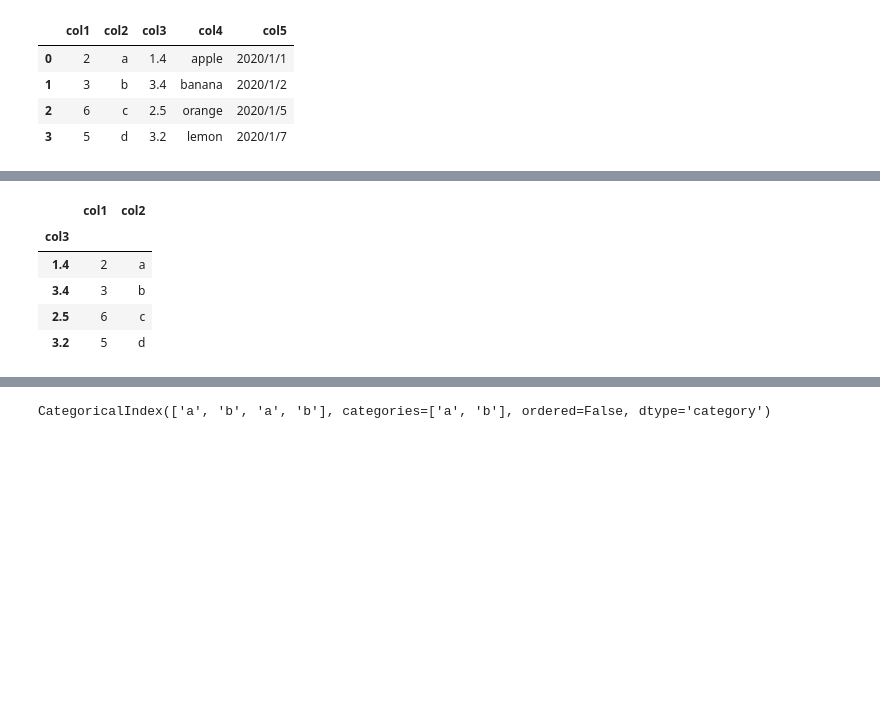
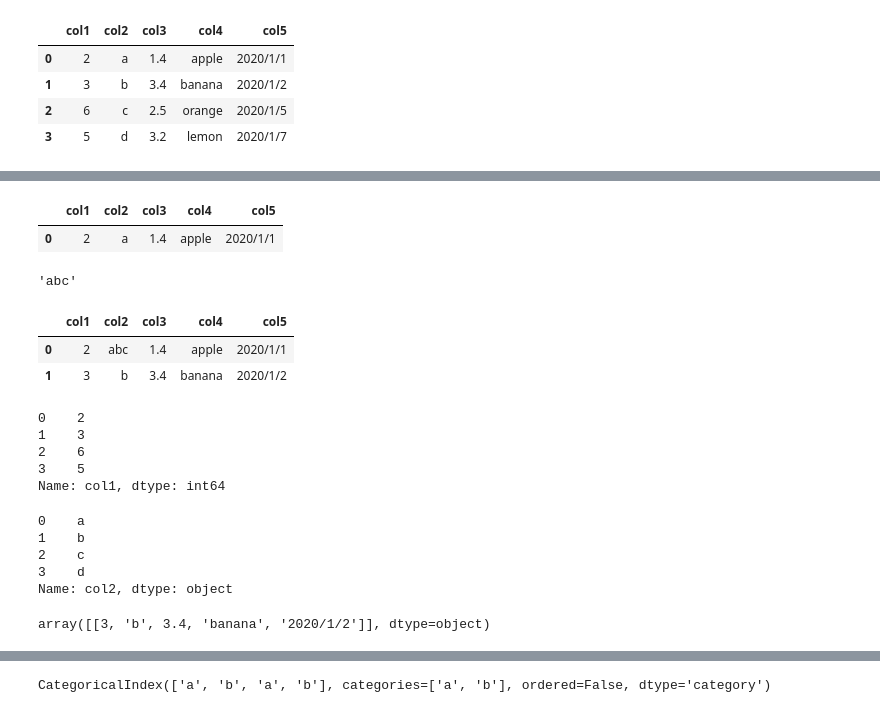
Before and after one commit to nanjingrjb/joyful-pandas, a Jupyter notebook: notebook/第二章 pandas基础.ipynb, the cells around one changed output, grey strips where cells are left out. Cells and saved outputs as stored; diff of their text form; code cells hidden in the pictures; blank space fills up the shorter version.

Commit message:
采用dataframe.loc[index,colname]进行特定数据的行列读写，这种方式对于 表格而言，比起行列式来说更有阅读意义。
在ipynb中编写了一个getrc(df,irow,icol)用于读取特定的表格行、列数据。
内部实现将列编号转化为列名称。

```diff
--- a/notebook/第二章 pandas基础.ipynb
+++ b/notebook/第二章 pandas基础.ipynb
@@ -28,12 +35,50 @@ df=df_csv
+# %%
+df[0:1]
+# %% [output]
+|  | col1 | col2 | col3 | col4 | col5 |
+| 0 | 2 | a | 1.4 | apple | 2020/1/1 |
+# %%
+
+def getrc(df,irow,icol):
+    rows=df.shape[0]
+    cols=df.shape[1]
+    if(irow>(rows-1) or icol>(cols-1) ):
+        print("array over range.")
+    else:
+        t=df.columns
+        colname=t[icol]
+        return df.loc[irow,colname]
+
+m=getrc(df,0,1)
+m
+# %% [output]
+'abc'
+# %%
+df[0:2]
+# %% [output]
+|  | col1 | col2 | col3 | col4 | col5 |
+| 0 | 2 | abc | 1.4 | apple | 2020/1/1 |
+| 1 | 3 | b | 3.4 | banana | 2020/1/2 |
 # %%
-df
+df['col1']
 # %% [output]
-|  | col1 | col2 |
-| col3 |  |  |
-| 1.4 | 2 | a |
-| 3.4 | 3 | b |
-| 2.5 | 6 | c |
-| 3.2 | 5 | d |
+0    2
+1    3
+2    6
+3    5
+Name: col1, dtype: int64
+# %%
+df['col2']
+# %% [output]
+0    a
+1    b
+2    c
+3    d
+Name: col2, dtype: object
+# %%
+df.values[1:2]
+# %% [output]
+array([[3, 'b', 3.4, 'banana', '2020/1/2']], dtype=object)
 # %%
 #set_index建立索引
 df.set_index('col3')
```
Also changed, not shown: parts of 85 cells of this notebook, 2 other files.
